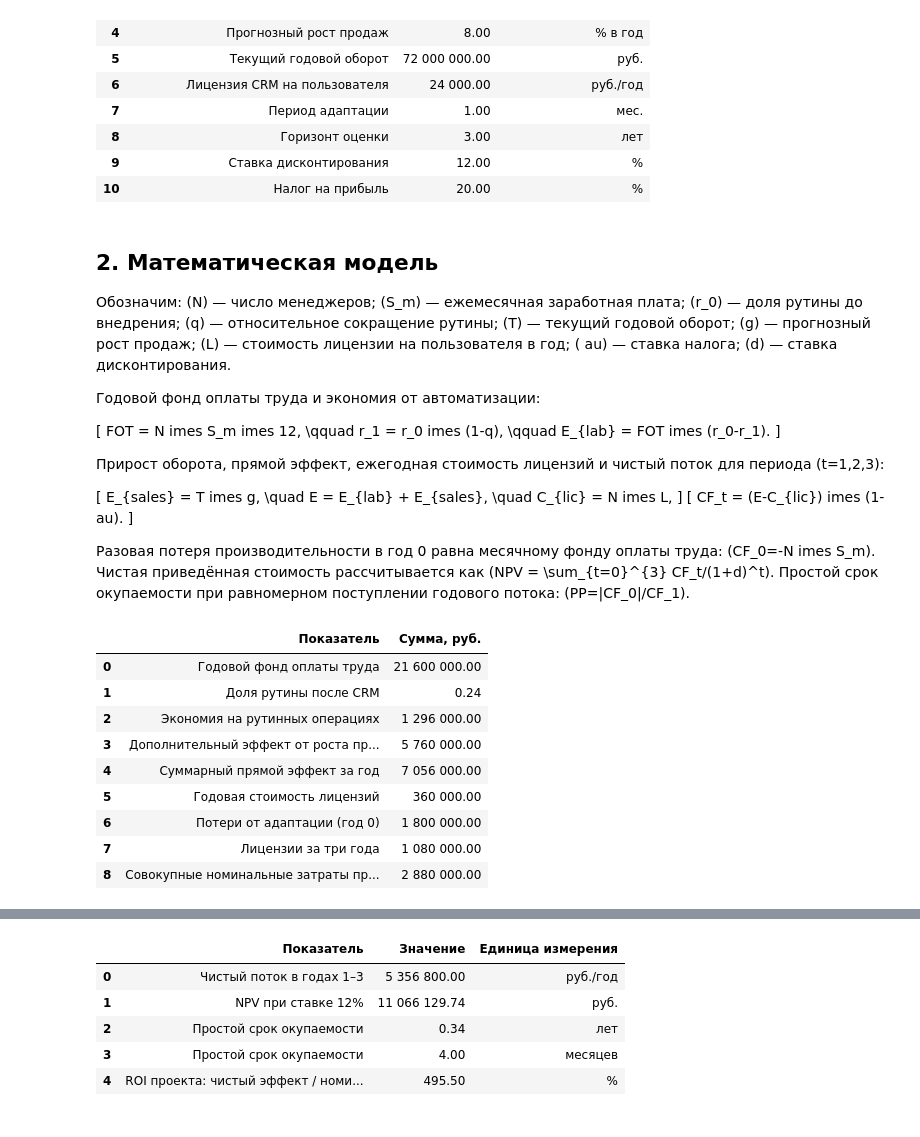
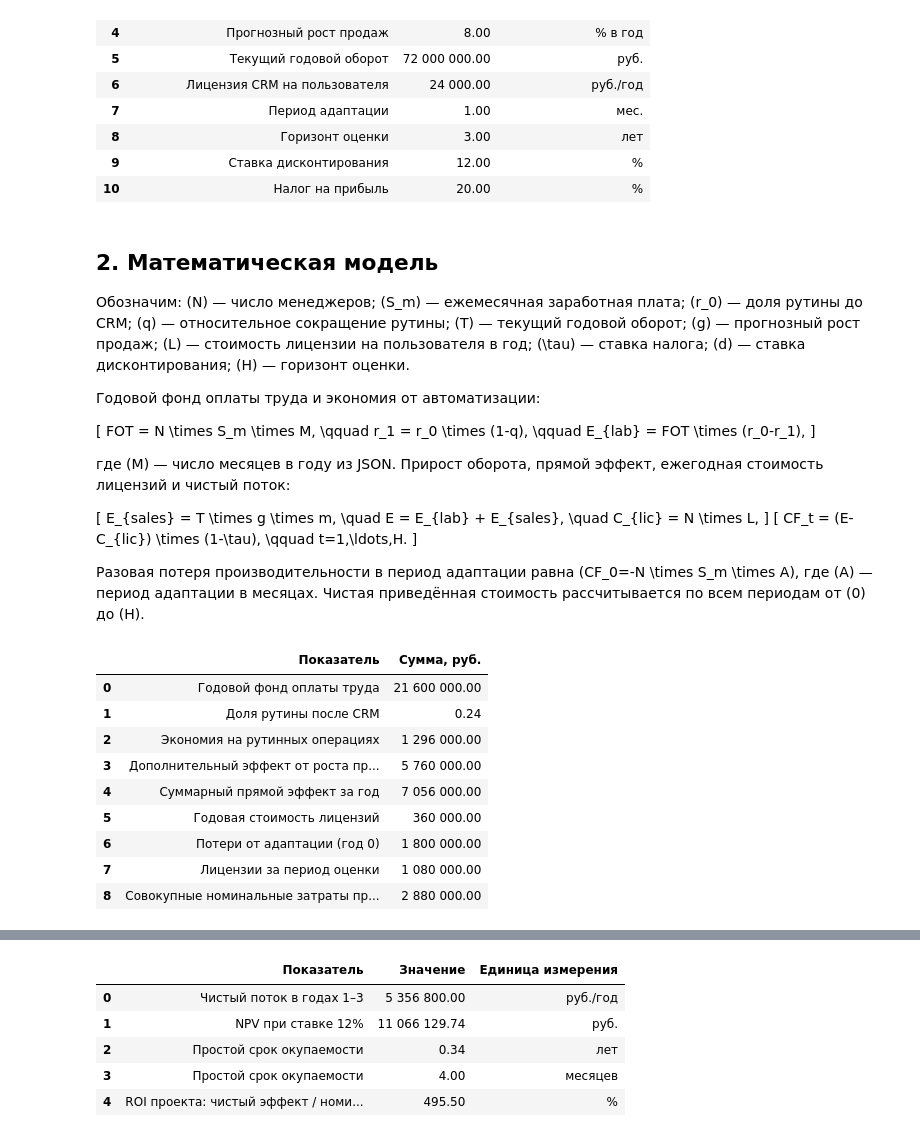
Before and after one commit to Timoshkin-hash/eoi-e1, a Jupyter notebook: notebooks/task_01_crm_efficiency.ipynb, the cells around one changed output, grey strips where cells are left out. Cells and saved outputs as stored; diff of their text form; code cells hidden in the pictures.

Commit message:
Исправление решения экзаменационной задачи 1

```diff
--- a/notebooks/task_01_crm_efficiency.ipynb
+++ b/notebooks/task_01_crm_efficiency.ipynb
@@ -14,0 +1,24 @@
+# %%
+# Динамический вывод постановки задачи из JSON.
+from pathlib import Path
+import json
+from IPython.display import display, Markdown
+
+repo_root_intro = Path.cwd().resolve().parent if Path.cwd().name == 'notebooks' else Path.cwd().resolve()
+with open(repo_root_intro / 'data' / 'task_01_crm_config.json', encoding='utf-8') as file:
+    intro_params = json.load(file)
+
+intro = f"""# ЭКЗАМЕНАЦИОННАЯ ЗАДАЧА №{intro_params['task_id']}: {intro_params['title']}
+
+**Дата:** {intro_params['as_of_date']}
+**Студент:** {intro_params['student']}
+**Группа:** {intro_params['group']}
+
+## Экономическая постановка задачи
+
+Компания «{intro_params['company_name']}» рассматривает внедрение облачной CRM-системы в отделе продаж из {intro_params['sales_managers']} менеджеров. Цель анализа — определить финансовую целесообразность проекта на {intro_params['evaluation_horizon_years']}-летнем горизонте через расчёт прямого эффекта, затрат, чистых денежных потоков, **NPV**, срока окупаемости и **ROI**.
+
+> **Границы модели.** Все числовые параметры и допущения загружаются из JSON. Дополнительный оборот в учебной модели трактуется как эффект до налогообложения с маржой, заданной в конфигурации. Для инвестиционного решения это допущение необходимо заменить фактической валовой или операционной маржой.
+
+В период адаптации потеря производительности рассчитывается по параметрам JSON. Экономия рабочего времени интерпретируется как потенциальный денежный эффект только при высвобождении ресурса, отказе от найма либо переносе времени на продажи."""
+display(Markdown(intro))
@@ -90,25 +120,24 @@ display(input_data)
 | 10 | Налог на прибыль | 20.00 | % |
 # %% [markdown]
 ## 2. Математическая модель
-
-Обозначим: \(N\) — число менеджеров; \(S_m\) — ежемесячная заработная плата; \(r_0\) — доля рутины до внедрения; \(q\) — относительное сокращение рутины; \(T\) — текущий годовой оборот; \(g\) — прогнозный рост продаж; \(L\) — стоимость лицензии на пользователя в год; \(	au\) — ставка налога; \(d\) — ставка дисконтирования.
+Обозначим: \(N\) — число менеджеров; \(S_m\) — ежемесячная заработная плата; \(r_0\) — доля рутины до CRM; \(q\) — относительное сокращение рутины; \(T\) — текущий годовой оборот; \(g\) — прогнозный рост продаж; \(L\) — стоимость лицензии на пользователя в год; \(\tau\) — ставка налога; \(d\) — ставка дисконтирования; \(H\) — горизонт оценки.
 
 Годовой фонд оплаты труда и экономия от автоматизации:
 
 \[
-FOT = N 	imes S_m 	imes 12, \qquad r_1 = r_0 	imes (1-q), \qquad E_{lab} = FOT 	imes (r_0-r_1).
+FOT = N \times S_m \times M, \qquad r_1 = r_0 \times (1-q), \qquad E_{lab} = FOT \times (r_0-r_1),
 \]
 
-Прирост оборота, прямой эффект, ежегодная стоимость лицензий и чистый поток для периода \(t=1,2,3\):
+где \(M\) — число месяцев в году из JSON. Прирост оборота, прямой эффект, ежегодная стоимость лицензий и чистый поток:
 
 \[
-E_{sales} = T 	imes g, \quad E = E_{lab} + E_{sales}, \quad C_{lic} = N 	imes L,
+E_{sales} = T \times g \times m, \quad E = E_{lab} + E_{sales}, \quad C_{lic} = N \times L,
 \]
 \[
-CF_t = (E-C_{lic}) 	imes (1-	au).
+CF_t = (E-C_{lic}) \times (1-\tau), \qquad t=1,\ldots,H.
 \]
 
-Разовая потеря производительности в год 0 равна месячному фонду оплаты труда: \(CF_0=-N 	imes S_m\). Чистая приведённая стоимость рассчитывается как \(NPV = \sum_{t=0}^{3} CF_t/(1+d)^t\). Простой срок окупаемости при равномерном поступлении годового потока: \(PP=|CF_0|/CF_1\).
+Разовая потеря производительности в период адаптации равна \(CF_0=-N \times S_m \times A\), где \(A\) — период адаптации в месяцах. Чистая приведённая стоимость рассчитывается по всем периодам от \(0\) до \(H\).
 # %%
 # Расчёт прямых эффектов и затрат по формулам модели.
 managers = params['sales_managers']
@@ -123,42 +152,45 @@ horizon = params['evaluation_horizon_years']
 tax_rate = params['profit_tax_rate']
 discount_rate = params['discount_rate']
 
-annual_payroll = managers * monthly_salary * 12
+months_per_year = params['months_per_year']
+display_scale = params['display_scale_rub']
+assumed_sales_margin = params['assumed_sales_margin']
+annual_payroll = managers * monthly_salary * months_per_year
 routine_after = routine_before * (1 - routine_reduction)
 labor_savings = annual_payroll * (routine_before - routine_after)
-additional_revenue = turnover * sales_growth
+additional_revenue = turnover * sales_growth * assumed_sales_margin
 direct_effect = labor_savings + additional_revenue
 annual_license_cost = managers * license_per_user
 adaptation_loss = managers * monthly_salary * adaptation_months
 total_license_cost = annual_license_cost * horizon
 total_project_cost = adaptation_loss + total_license_cost
 
 calculation_table = pd.DataFrame(
     [
         ('Годовой фонд оплаты труда', annual_payroll),
         ('Доля рутины после CRM', routine_after),
         ('Экономия на рутинных операциях', labor_savings),
         ('Дополнительный эффект от роста продаж', additional_revenue),
         ('Суммарный прямой эффект за год', direct_effect),
         ('Годовая стоимость лицензий', annual_license_cost),
         ('Потери от адаптации (год 0)', adaptation_loss),
-        ('Лицензии за три года', total_license_cost),
+        ('Лицензии за период оценки', total_license_cost),
         ('Совокупные номинальные затраты проекта', total_project_cost),
     ],
     columns=['Показатель', 'Сумма, руб.'],
 )
 
 display(calculation_table)
 # %% [output]
 |  | Показатель | Сумма, руб. |
 | 0 | Годовой фонд оплаты труда | 21 600 000.00 |
 | 1 | Доля рутины после CRM | 0.24 |
 | 2 | Экономия на рутинных операциях | 1 296 000.00 |
 | 3 | Дополнительный эффект от роста пр... | 5 760 000.00 |
 | 4 | Суммарный прямой эффект за год | 7 056 000.00 |
 | 5 | Годовая стоимость лицензий | 360 000.00 |
 | 6 | Потери от адаптации (год 0) | 1 800 000.00 |
-| 7 | Лицензии за три года | 1 080 000.00 |
+| 7 | Лицензии за период оценки | 1 080 000.00 |
 | 8 | Совокупные номинальные затраты пр... | 2 880 000.00 |
 # %%
 # Формирование таблицы денежных потоков с раздельным расчётом налога.
```
Also changed, not shown: parts of 13 cells of this notebook, 8 other files.
